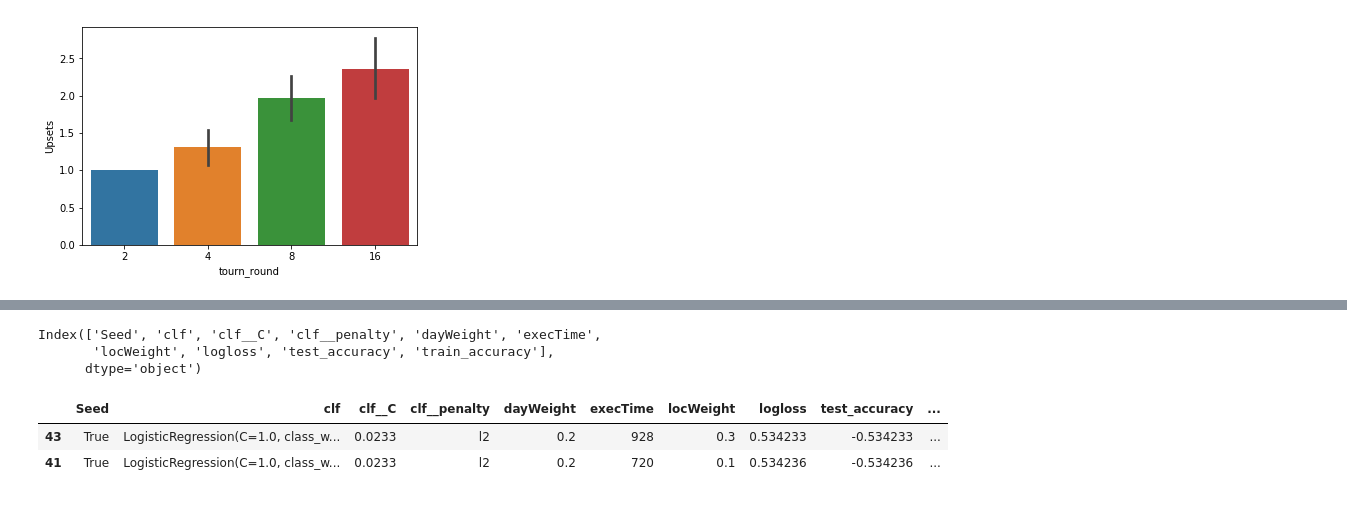
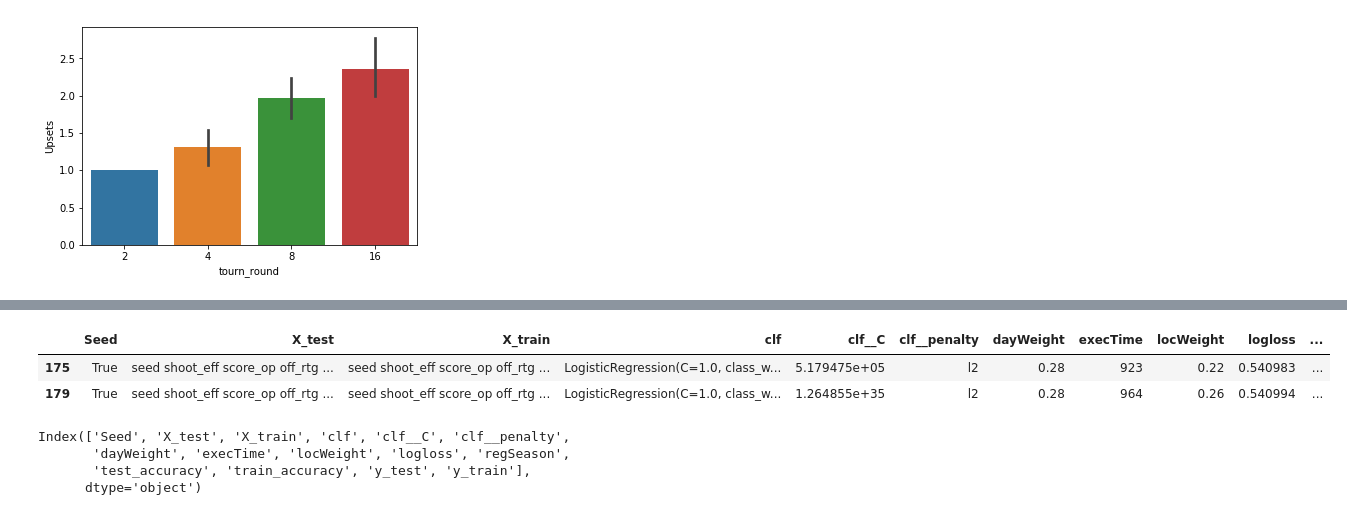
Before and after one commit to mjmcfalls/udacity-machine-learning, a Jupyter notebook: projects/capstone/Capstone-Notebook-Working.ipynb, the cells around one changed output, grey strips where cells are left out. Saved outputs shown, nothing was run; the diff lists cells and outputs as text; code cells hidden in the pictures.

Commit message:
Refactor: Refactor for better performance Complete refactor for better performance.

```diff
--- a/projects/capstone/Capstone-Notebook-Working.ipynb
+++ b/projects/capstone/Capstone-Notebook-Working.ipynb
@@ -366,17 +370,16 @@ def buildModelDf(df_regularSeason_avgs, df_tourney_all, df_tourney_seeds):
 # %%
-stage2DataPath = 'data/Stage2DataFiles/'
-dataPath = 'data/'
+
 # Read in detail tournment results from 2018 and previous
 df_tourneyDetailedResults = pd.read_csv(stage2DataPath + "NCAATourneyDetailedResults.csv")
 # Read in the team names and teamID
-df_regularSeason_teams = pd.read_csv( stage2DataPath + "Teams.csv")
+df_regularSeason_teams = pd.read_csv(stage2DataPath + "Teams.csv")
 # Read in the regular season results
 df_regularSeason = pd.read_csv(stage2DataPath + "RegularSeasonDetailedResults.csv")
 # Read in the Tournment seed data
 df_tourney_seeds = pd.read_csv(stage2DataPath + "NCAATourneySeeds.csv")
 # Read in Conference information
 df_team_conf = pd.read_csv(stage2DataPath + 'TeamConferences.csv')
-df_conf = pd.read_csv(dataPath + "Conferences.csv")
+df_conf = pd.read_csv(stage2DataPath + "Conferences.csv")
 df_tourneyCompact = pd.read_csv(stage2DataPath + "NCAATourneyCompactResults.csv")
 # %%
 df_tourney_seeds = processSeeds(df_tourney_seeds)
@@ -670,3 +635,15 @@ weightPerms = permutations(weights, 2)
+# %%
+from itertools import permutations
+# Weights from a broad search.
+# weights = [x / 100.0 for x in range(0, 110, 10)]
+# Results from a broad search to find the lowest logloss:
+#  	Seed 	clf 	clf__C 	clf__penalty 	dayWeight 	execTime 	locWeight 	logloss 	test_accuracy 	train_accuracy
+# 43 	True 	LogisticRegression(C=1.0, class_weight=None, d... 	0.0233 	l2 	0.2 	928 	0.3 	0.534233 	-0.534233 	-0.541868
+# 41 	True 	LogisticRegression(C=1.0, class_weight=None, d... 	0.0233 	l2 	0.2 	720 	0.1 	0.534236 	-0.534236 	-0.541882
+
+# Limiting search range to between 10 and 30 to see if there is a better logloss.
+weights = [x / 100.0 for x in range(10, 30, 2)]
+weightPerms = permutations(weights, 2)
 # %%
 seedStates = {True, False}
 startLoopTime = time.time()
@@ -705,7 +682,9 @@ for weight in weightPerms:
         grid = {'clf__C': np.logspace(start=-80, stop=40, num=50), 'clf__penalty': ['l1', 'l2'],}
         tempDict = buildModel(df_model, X, y, X_train, X_test, y_train, y_test, clf, grid)
         end = time.time()
-        tempDict.update({"dayWeight":dayWeight, "locWeight":locWeight, "Seed":seedState, 'execTime':int(end-start)})
+        tempDict.update({"dayWeight":dayWeight, "locWeight":locWeight, "Seed":seedState,
+                         "X_train": X_train, "X_test": X_test, "y_train": y_train,
+                         "y_test": y_test, "regSeason":df_regularSeason_weighted, 'execTime':int(end-start)})
         resultsList.append(tempDict)
         print("Exec Time: {} - dayWeight: {}, location Weight: {}, logloss: {}, SeedState: {}, Test Acc: {}, Train Acc: {}".format(int(end-start), tempDict['dayWeight'],tempDict['locWeight'],
                                                          tempDict['logloss'], seedState, tempDict['test_accuracy'],tempDict['train_accuracy']))
@@ -759,19 +737,18 @@ for weight in weightPerms:
 #         tempList.append(tempDict)
 
 # endLoopTime = time.time()
-# %%
-clf_results.columns
-# %% [output]
-Index(['Seed', 'clf', 'clf__C', 'clf__penalty', 'dayWeight', 'execTime',
-       'locWeight', 'logloss', 'test_accuracy', 'train_accuracy'],
-      dtype='object')
 # %%
-# clf_results.sort_values(by=['logloss'], inplace=True, ascending=True)
+clf_results.sort_values(by=['logloss'], inplace=True, ascending=True)
 clf_results.head(2)
 # %% [output]
-|  | Seed | clf | clf__C | clf__penalty | dayWeight | execTime | locWeight | logloss | test_accuracy | ... |
-| 43 | True | LogisticRegression(C=1.0, class_w... | 0.0233 | l2 | 0.2 | 928 | 0.3 | 0.534233 | -0.534233 | ... |
-| 41 | True | LogisticRegression(C=1.0, class_w... | 0.0233 | l2 | 0.2 | 720 | 0.1 | 0.534236 | -0.534236 | ... |
+|  | Seed | X_test | X_train | clf | clf__C | clf__penalty | dayWeight | execTime | locWeight | logloss | ... |
+| 175 | True | seed shoot_eff score_op off_rtg ... | seed shoot_eff score_op off_rtg ... | LogisticRegression(C=1.0, class_w... | 5.179475e+05 | l2 | 0.28 | 923 | 0.22 | 0.540983 | ... |
+| 179 | True | seed shoot_eff score_op off_rtg ... | seed shoot_eff score_op off_rtg ... | LogisticRegression(C=1.0, class_w... | 1.264855e+35 | l2 | 0.28 | 964 | 0.26 | 0.540994 | ... |
 # %%
-# clf_results = pd.DataFrame(tempList)
-# clf_results
+# clf_results.iloc[0]
+clf_results.columns
+# %% [output]
+Index(['Seed', 'X_test', 'X_train', 'clf', 'clf__C', 'clf__penalty',
+       'dayWeight', 'execTime', 'locWeight', 'logloss', 'regSeason',
+       'test_accuracy', 'train_accuracy', 'y_test', 'y_train'],
+      dtype='object')
```
Also changed, not shown: parts of 47 cells of this notebook, 2 other files.
